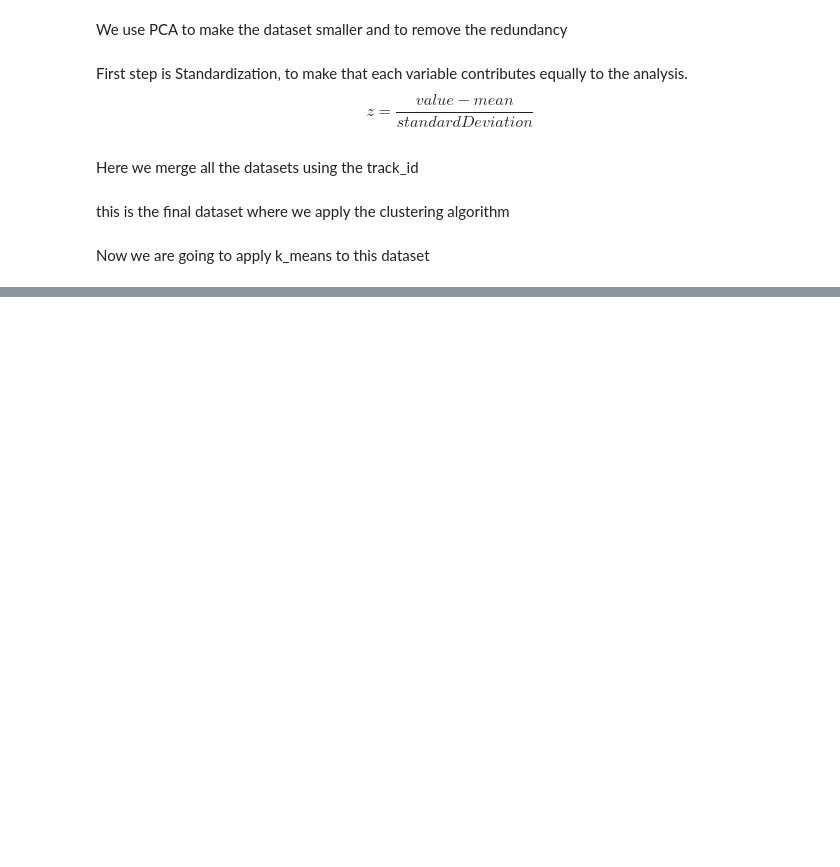
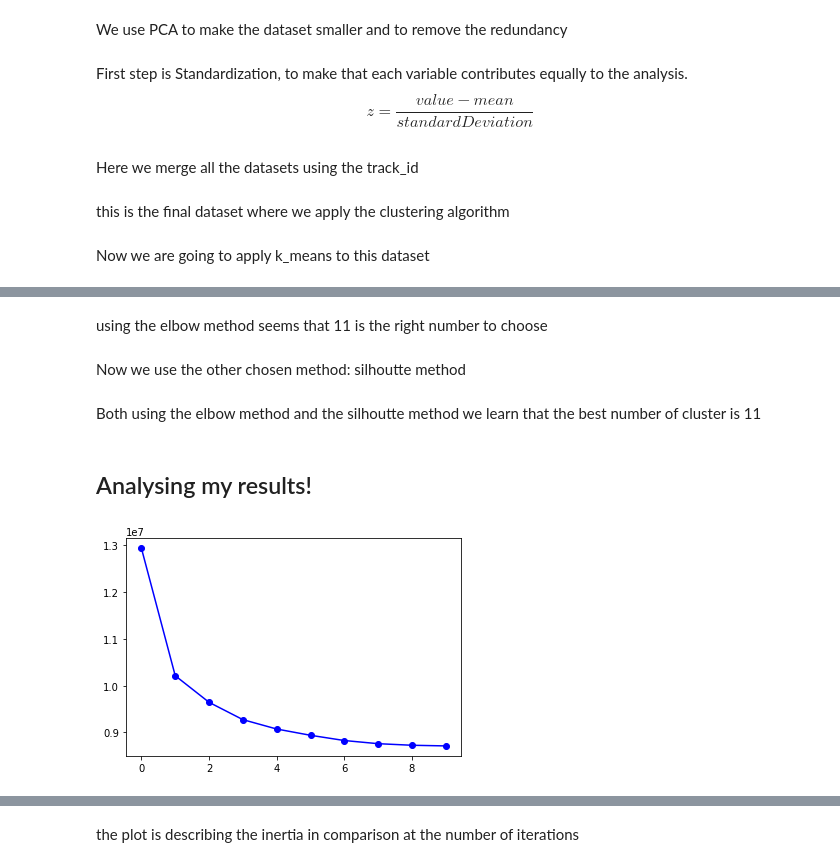
Before and after one commit to FilMastro/ADM-Homework4, a Jupyter notebook: HW4.ipynb, the cells around one changed output, grey strips where cells are left out. Cells and saved outputs as stored; diff of their text form; code cells hidden in the pictures; blank space fills up the shorter version.

```diff
--- a/HW4.ipynb
+++ b/HW4.ipynb
@@ -401,4 +337,5 @@ f.tail()
 # %% [markdown]
 # Now we read the tracks.csv file
 # %%
-tracks=pd.read_csv("/Users/simone/Library/Containers/com.wdc.WDDesktop.WDDesktopFinderSync/Data/volumes/307d2687-c70f-4df6-bef9-e2c3a3f5df4e/Simone's My Cloud Home/tracks.csv")
+tracks=pd.read_csv("/Users/simone/Desktop/tracks.csv")
+tracks.shape
@@ -411,2 +362,35 @@ pd.unique(tracks["track_genre_top"])
+# %%
+diz ={}
+df=tracks[["track_genre_top","track_genres"]]
+for index in range (106574) :
+    row=df.iloc[index,:]
+    genre=row[0]
+    code=row[1]
+    if code not in diz and type(genre)==str:
+        diz[code]=genre
+print(diz)
+# %%
+df=tracks[["track_genre_top","track_genres"]]
+print(df.shape)
+for index in range (106574) :
+    row=df.iloc[index,:]
+    genre=row[0]
+    code=row[1]
+    if not type(genre)==str:
+        print(code)
+        if code in diz:
+            row.replace(genre,diz[code])
+            print(row)
+# %%
+diz ={}
+df=tracks[["track_genre_top","track_genres_all"]]
+print(df.shape)
+for index in range (106574) :
+    row=df.iloc[index,:]
+    genre=row[0]
+    code=row[1]
+    if code not in diz and type(genre)==str:
+        diz[code]=genre
+print(diz)
 # %%
 pd.unique(tracks["track_genres"])
@@ -702,0 +606,4 @@ k== 15
+# %% [markdown]
+using the elbow method seems that 11 is the right number to choose
+# %% [markdown]
+Now we use the other chosen method: silhoutte method
@@ -702,0 +622,11 @@ k== 15
+# %% [markdown]
+Both using the elbow method and the silhoutte method we learn that the best number of  cluster is 11
+# %% [markdown]
+## Analysing my results!
+# %%
+%%time
+vect=K_scratch(dataset,11,10)
+plt.plot(vect,"b-o")
+plt.show()
+# %% [output]
+[figure, added]
@@ -702,0 +635,2 @@ k== 15
+# %% [markdown]
+the plot is describing the inertia in comparison at the number of iterations
```
Also changed, not shown: parts of 51 cells of this notebook.
